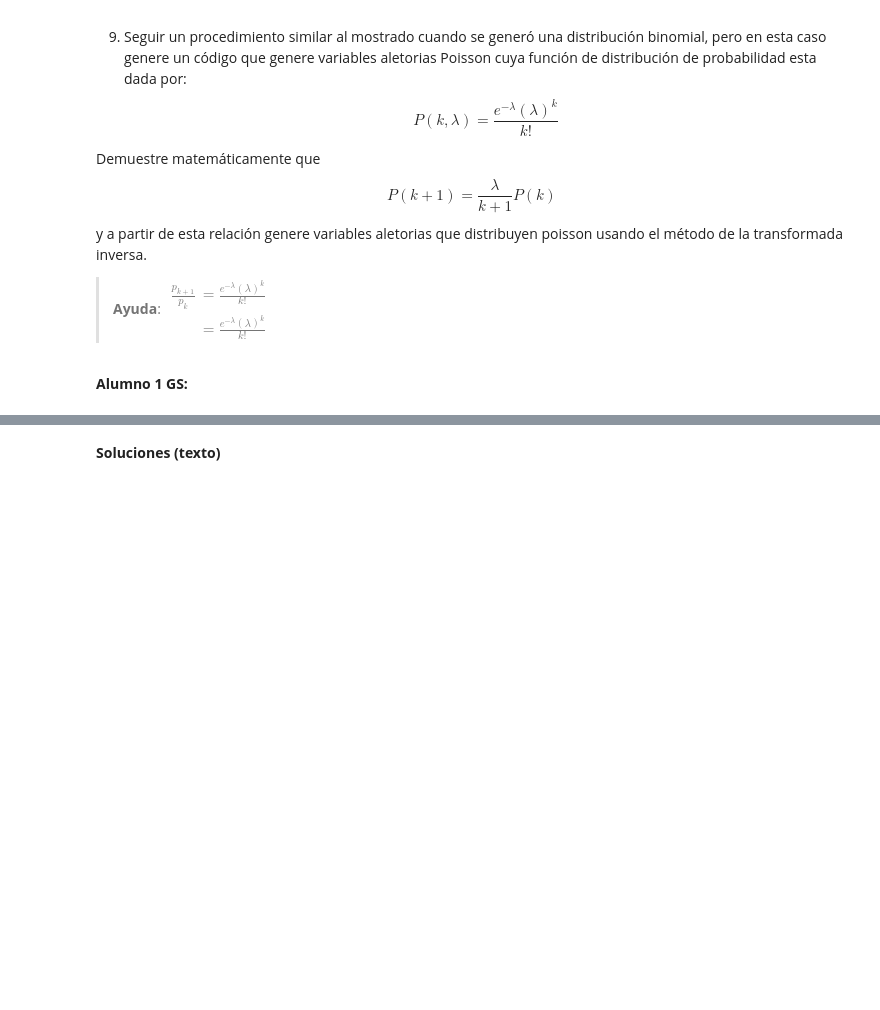
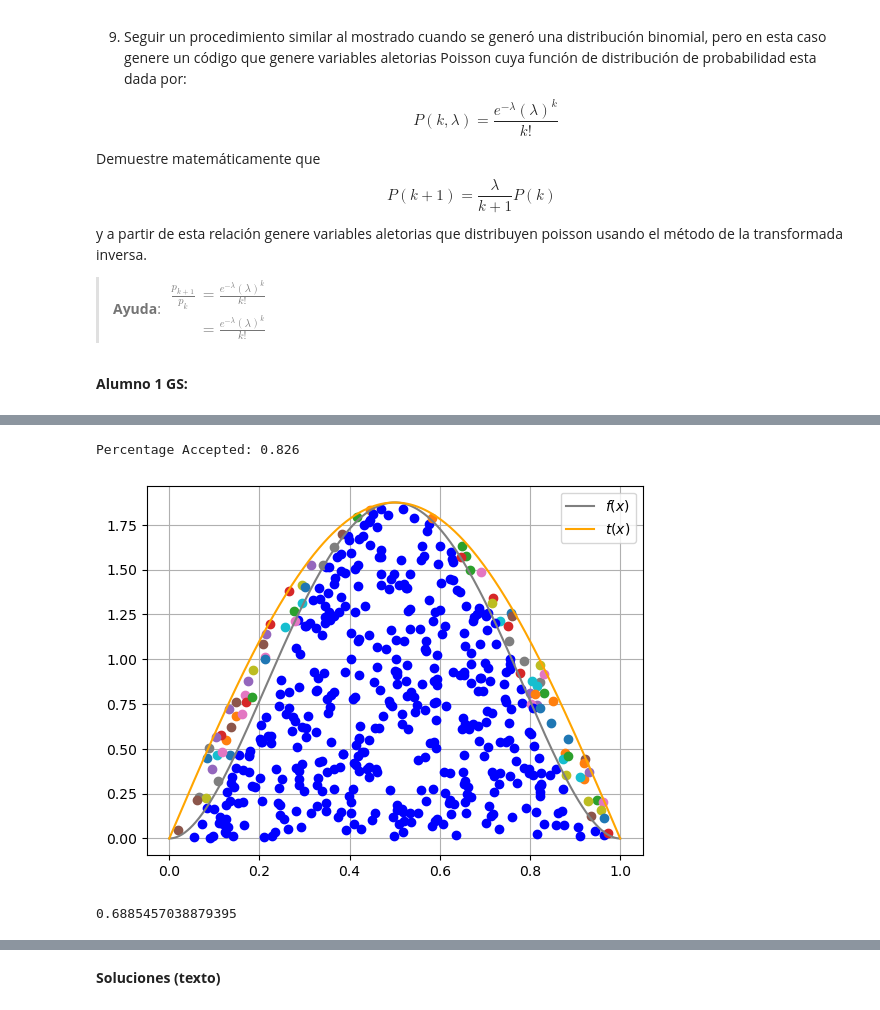
Before and after one commit to GuillermoSainz07/ProyectoConjunto_FAAlejandro_JGSainz, a Jupyter notebook: Tareea5_GS_FA.ipynb, the cells around one changed output, grey strips where cells are left out. Drawn from its saved outputs; the diff is of its cells as text; code cells hidden in the pictures; blank space fills up the shorter version.

```diff
--- a/Tareea5_GS_FA.ipynb
+++ b/Tareea5_GS_FA.ipynb
@@ -54,0 +137,31 @@ $
+# %%
+def Acep_rechazo(R2:'Variables distruidas U~U(0,1)',
+                 R1:'Variables distribuidas como g(x)',
+                 f:'función objetivo a generar',
+                 t:'función que mayora a f',
+                 x:'valores x'):
+#     R1 = np.random.rand(N)
+    f_x = f(R1)
+    t_x = t(R1)
+    condition = R2*t_x <=f_x
+    accepted_per = np.mean(condition)
+    [plt.plot(R1[i],R2[i]*t_x[i],'ob') if condition[i] else plt.plot(R1[i],R2[i]*t_x[i],'o') \
+         for i in range(len(R1))]
+    print(f'Percentage Accepted: {accepted_per}')
+    plt.plot(x,f(x), label='$f(x)$')
+    plt.plot(x,t(x), label='$t(x)$', color='orange')
+    plt.legend()
+    plt.grid()
+    plt.show()
+# %%
+# Solucion 5
+start = time()
+R2 = np.random.uniform(0,1,500)
+R1 = G_inv(np.random.rand(500))
+Acep_rechazo(R2,R1,fx,tx, x)
+end = time()
+print(end-start)
+# %% [output]
+Percentage Accepted: 0.826
+[figure, added]
+0.6885457038879395
```
Also changed, not shown: parts of 16 cells of this notebook.
